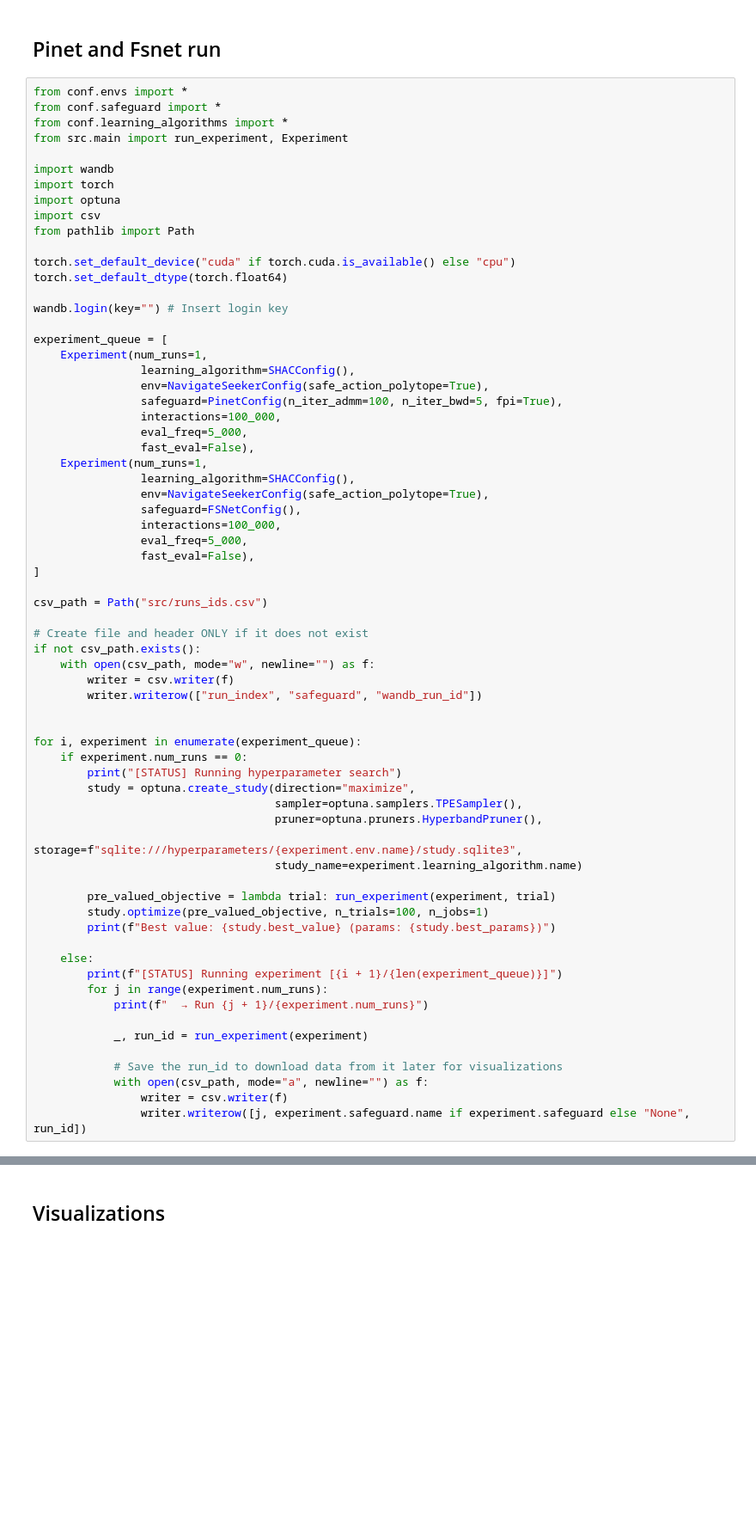
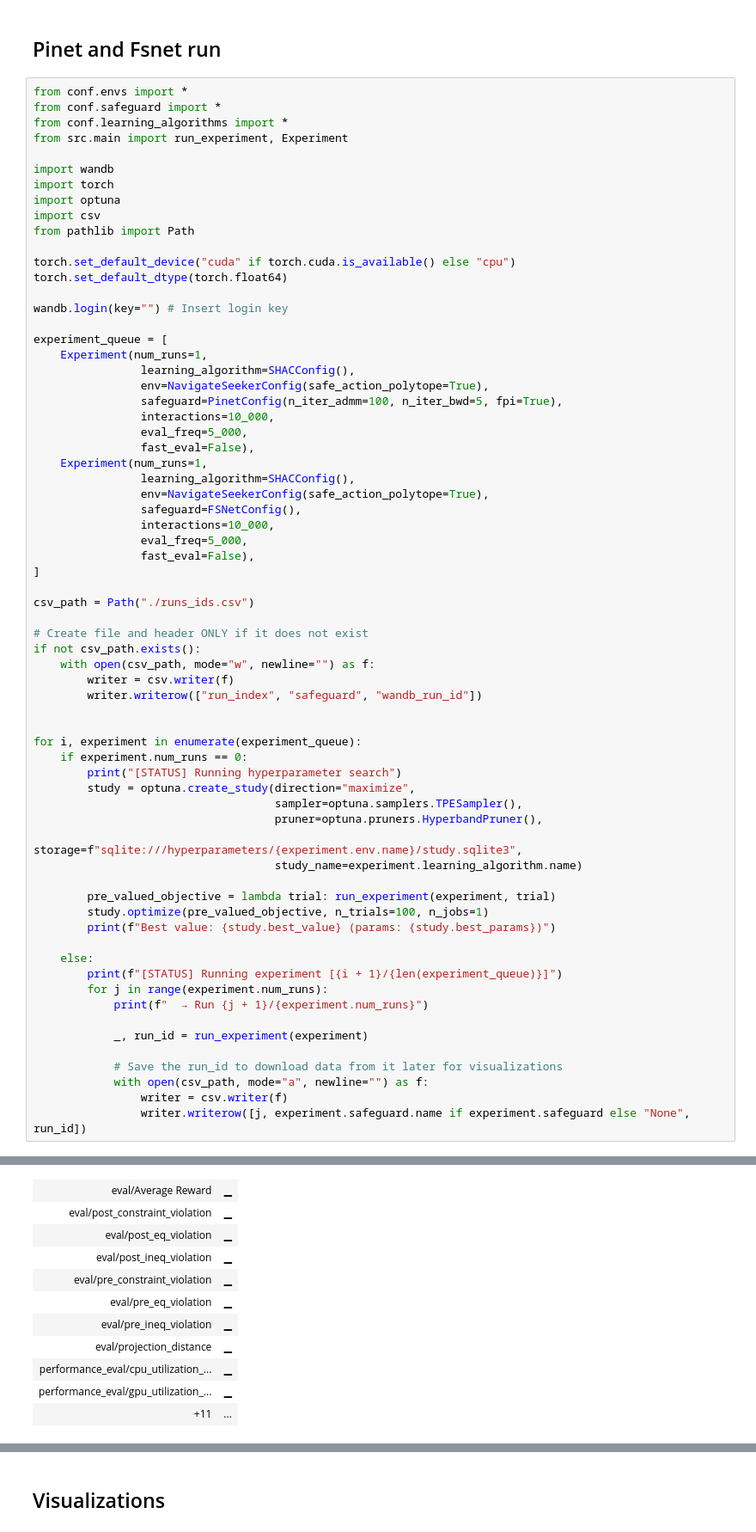
Before and after one commit to DarthIV02/SafeGBPO, a Jupyter notebook: practical_archive_ws2026/practical_ws_2026.ipynb, the cells around one changed output, grey strips where cells are left out. Shown at 86% size. Cells and saved outputs as stored; diff of their text form; blank space fills up the shorter version.

```diff
--- a/practical_archive_ws2026/practical_ws_2026.ipynb
+++ b/practical_archive_ws2026/practical_ws_2026.ipynb
@@ -43,19 +43,19 @@ experiment_queue = [
                 learning_algorithm=SHACConfig(),
                 env=NavigateSeekerConfig(safe_action_polytope=True),
                 safeguard=PinetConfig(n_iter_admm=100, n_iter_bwd=5, fpi=True),
-                interactions=100_000,
+                interactions=10_000,
                 eval_freq=5_000,
                 fast_eval=False),
     Experiment(num_runs=1,
                 learning_algorithm=SHACConfig(),
                 env=NavigateSeekerConfig(safe_action_polytope=True),
                 safeguard=FSNetConfig(),
-                interactions=100_000,
+                interactions=10_000,
                 eval_freq=5_000,
                 fast_eval=False),
 ]
 
-csv_path = Path("src/runs_ids.csv")
+csv_path = Path("./runs_ids.csv")
 
 # Create file and header ONLY if it does not exist
 if not csv_path.exists():
@@ -88,3 +88,4 @@ for i, experiment in enumerate(experiment_queue):
             with open(csv_path, mode="a", newline="") as f:
                 writer = csv.writer(f)
                 writer.writerow([j, experiment.safeguard.name if experiment.safeguard else "None", run_id])
+# %% [output]
@@ -90,0 +103,11 @@ for i, experiment in enumerate(experiment_queue):
+| eval/Average Reward | ▁ |
+| eval/post_constraint_violation | ▁ |
+| eval/post_eq_violation | ▁ |
+| eval/post_ineq_violation | ▁ |
+| eval/pre_constraint_violation | ▁ |
+| eval/pre_eq_violation | ▁ |
+| eval/pre_ineq_violation | ▁ |
+| eval/projection_distance | ▁ |
+| performance_eval/cpu_utilization_... | ▁ |
+| performance_eval/gpu_utilization_... | ▁ |
+| +11 | ... |
```
Also changed, not shown: parts of 3 cells of this notebook, 1 other file.
